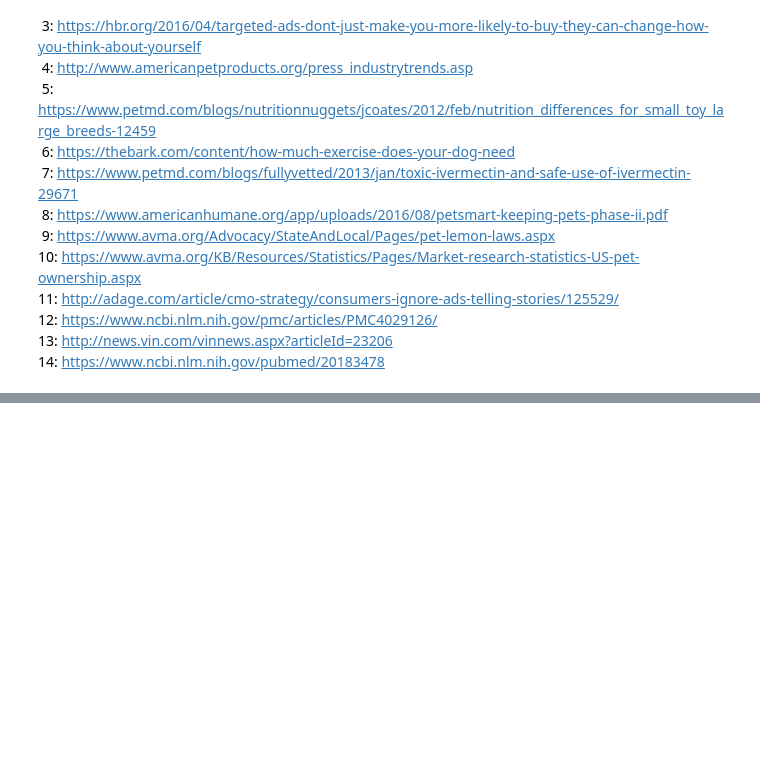
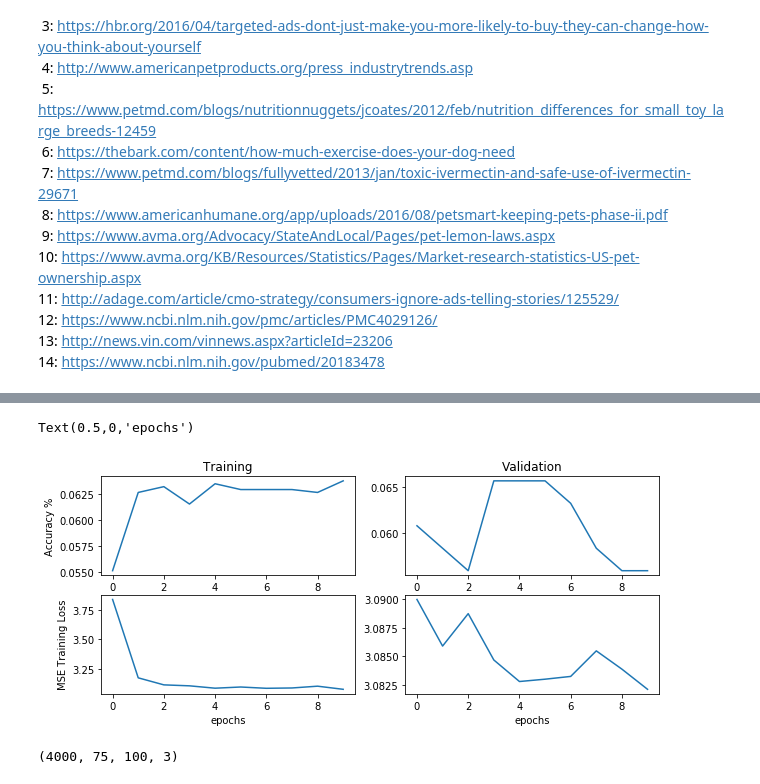
Before and after one commit to popov95s/CSE5324-Labs, a Jupyter notebook: lab-six/Stefan Notebook.ipynb, the cells around one changed output, grey strips where cells are left out. Cells and saved outputs as stored; diff of their text form; code cells hidden in the pictures; blank space fills up the shorter version.

```diff
--- a/lab-six/Stefan Notebook.ipynb
+++ b/lab-six/Stefan Notebook.ipynb
@@ -180,0 +222,29 @@ compare_mlp_cnn(cnn,mlp,X_test,y_test)
+# %%
+from matplotlib import pyplot as plt
+
+%matplotlib inline
+plt.figure(figsize=(10,4))
+plt.subplot(2,2,1)
+plt.plot(history_mlp.history['acc'])
+
+plt.ylabel('Accuracy %')
+plt.title('Training')
+plt.subplot(2,2,2)
+plt.plot(history_mlp.history['val_acc'])
+plt.title('Validation')
+
+plt.subplot(2,2,3)
+plt.plot(history_mlp.history['loss'])
+plt.ylabel('MSE Training Loss')
+plt.xlabel('epochs')
+
+plt.subplot(2,2,4)
+plt.plot(history_mlp.history['val_loss'])
+plt.xlabel('epochs')
+# %% [output]
+Text(0.5,0,'epochs')
+[figure, added]
+# %%
+X.shape
+# %% [output]
+(4000, 75, 100, 3)
```
Also changed, not shown: parts of 21 cells of this notebook.
